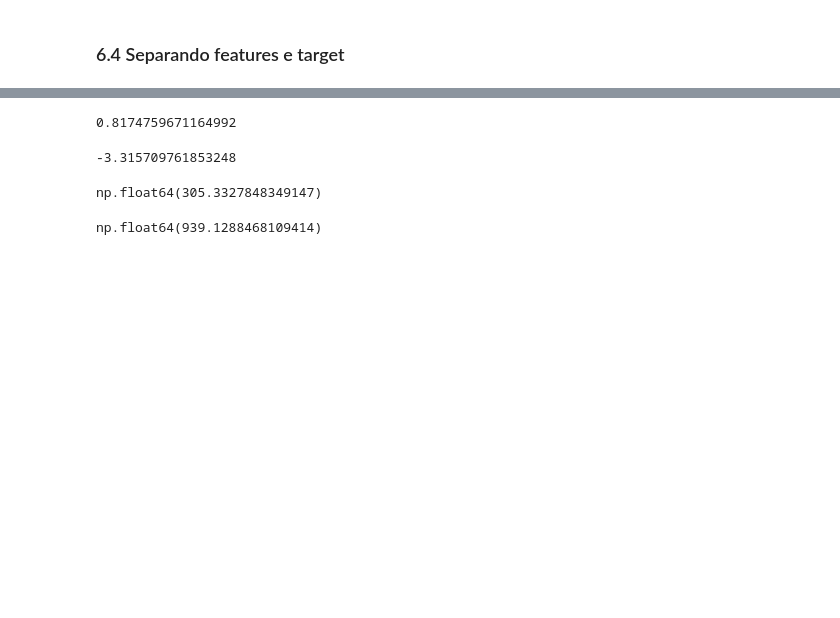
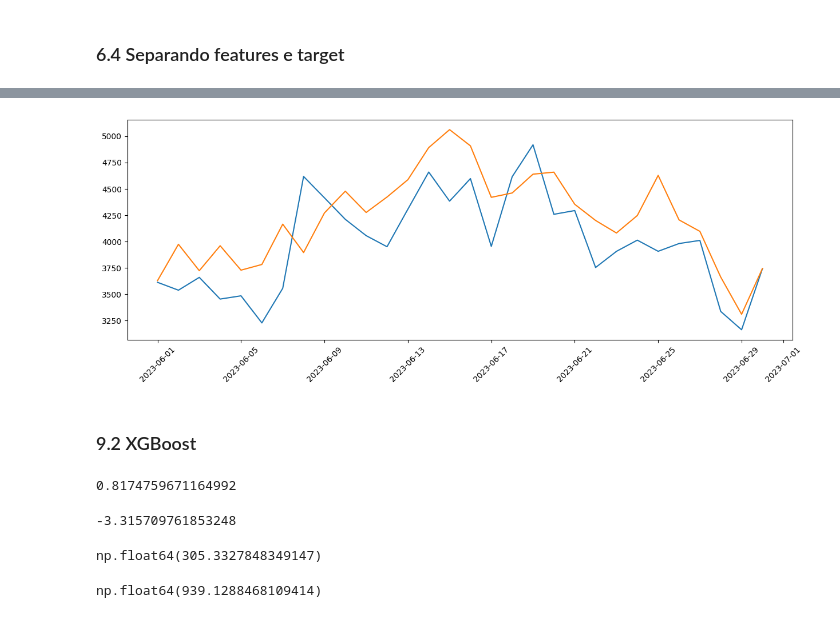
Before and after one commit to deborabmfreitas/coffee-shop-sales-prediction, a Jupyter notebook: coffee-shop-sales-prediction.ipynb, the cells around one changed output, grey strips where cells are left out. Drawn from its saved outputs; the diff is of its cells as text; code cells hidden in the pictures; blank space fills up the shorter version.

```diff
--- a/coffee-shop-sales-prediction.ipynb
+++ b/coffee-shop-sales-prediction.ipynb
@@ -464,2 +537,12 @@ y_test = test['unit_price']
+# %%
+plt.figure(figsize=(15,5))
+plt.plot(test['transaction_date'], test['unit_price'])
+plt.plot(test['transaction_date'], test['predict'])
+plt.xticks(rotation=45)
+plt.show()
+# %% [output]
+[figure, added]
+# %% [markdown]
+### 9.2 XGBoost
 # %%
 xgb = XGBRegressor(max_depth=6,n_estimators=100,learning_rate=0.01,random_state=42)
```
Also changed, not shown: parts of 30 cells of this notebook.
